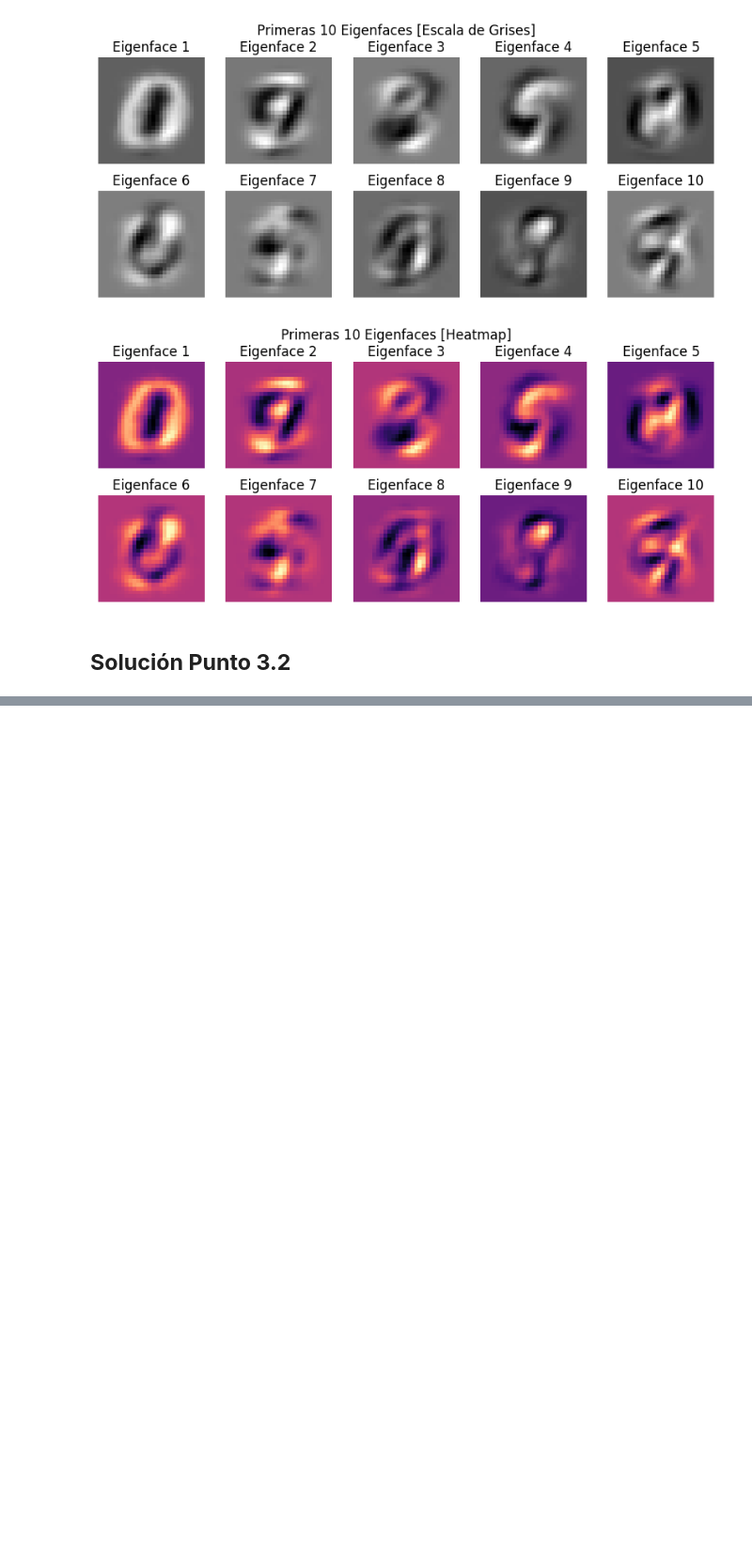
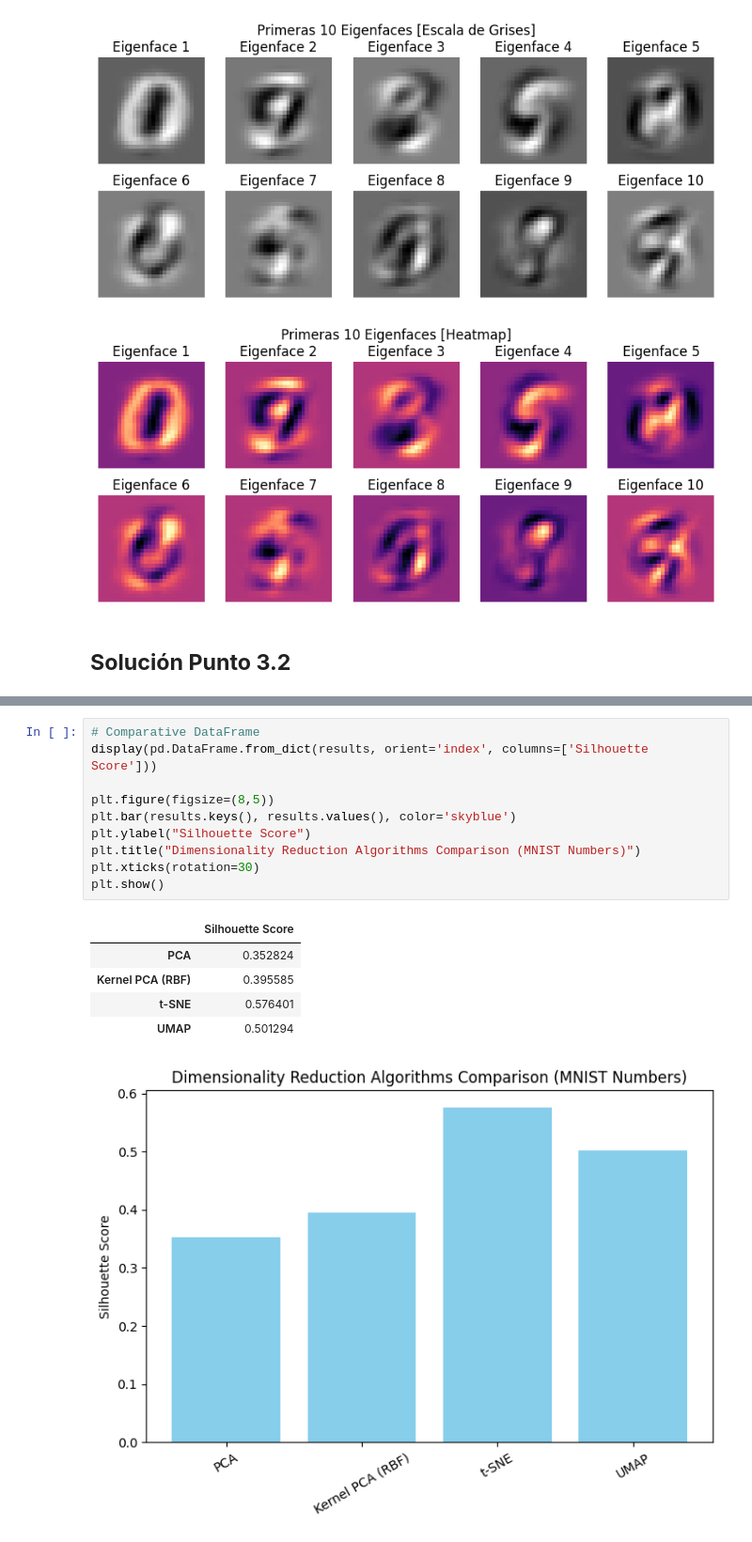
Before and after one commit to JuanJGalindo/ML-Theory, a Jupyter notebook: Tarea6/ReduccionDimension.ipynb, the cells around one changed output, grey strips where cells are left out. Shown at 94% size. Saved outputs shown, nothing was run; the diff lists cells and outputs as text; blank space fills up the shorter version.

```diff
--- a/Tarea6/ReduccionDimension.ipynb
+++ b/Tarea6/ReduccionDimension.ipynb
@@ -842,0 +846,17 @@ TypeError: 'Figure' object is not callable
+# %%
+# Comparative DataFrame
+display(pd.DataFrame.from_dict(results, orient='index', columns=['Silhouette Score']))
+
+plt.figure(figsize=(8,5))
+plt.bar(results.keys(), results.values(), color='skyblue')
+plt.ylabel("Silhouette Score")
+plt.title("Dimensionality Reduction Algorithms Comparison (MNIST Numbers)")
+plt.xticks(rotation=30)
+plt.show()
+# %% [output]
+|  | Silhouette Score |
+| PCA | 0.352824 |
+| Kernel PCA (RBF) | 0.395585 |
+| t-SNE | 0.576401 |
+| UMAP | 0.501294 |
+[figure, added]
```
Also changed, not shown: parts of 8 cells of this notebook.
